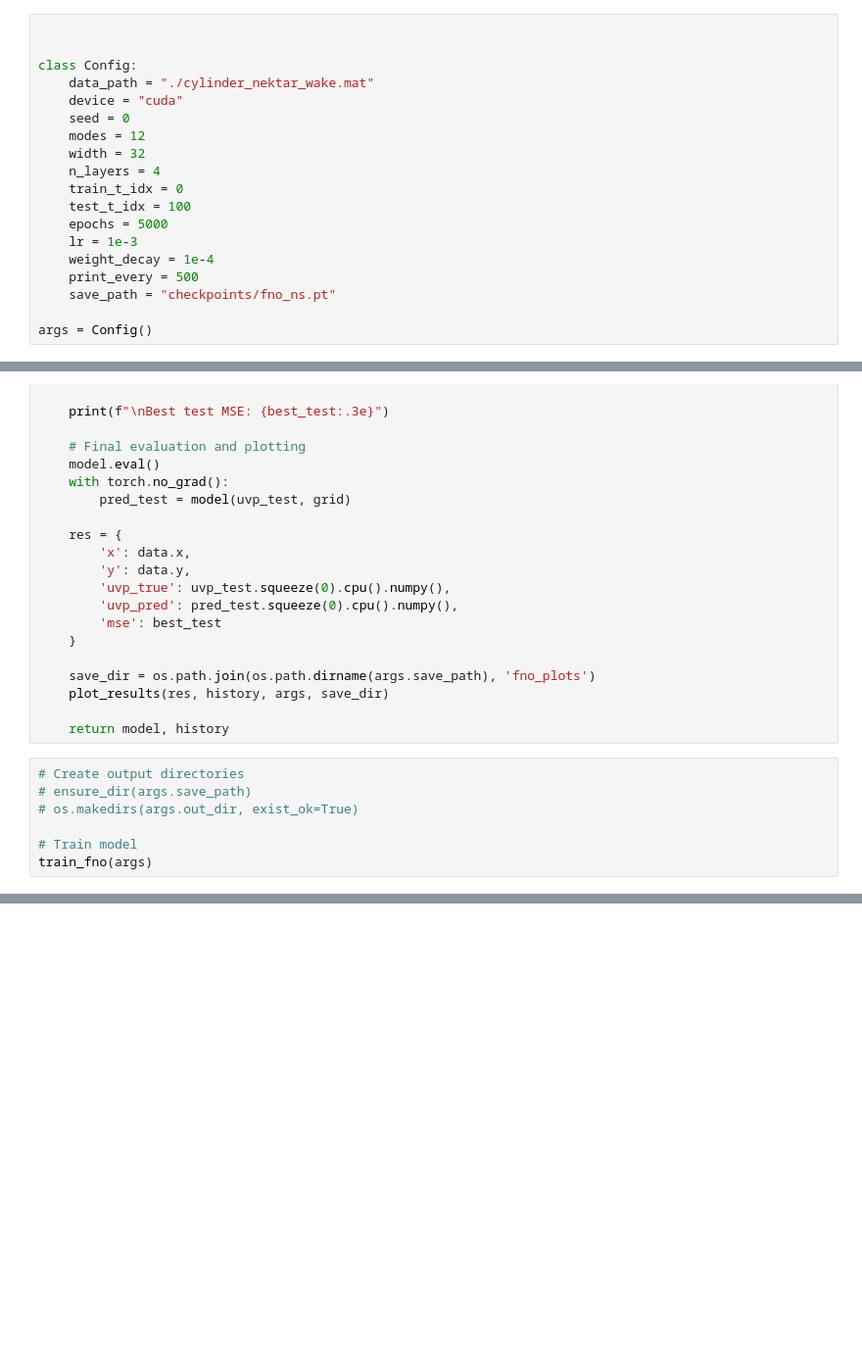
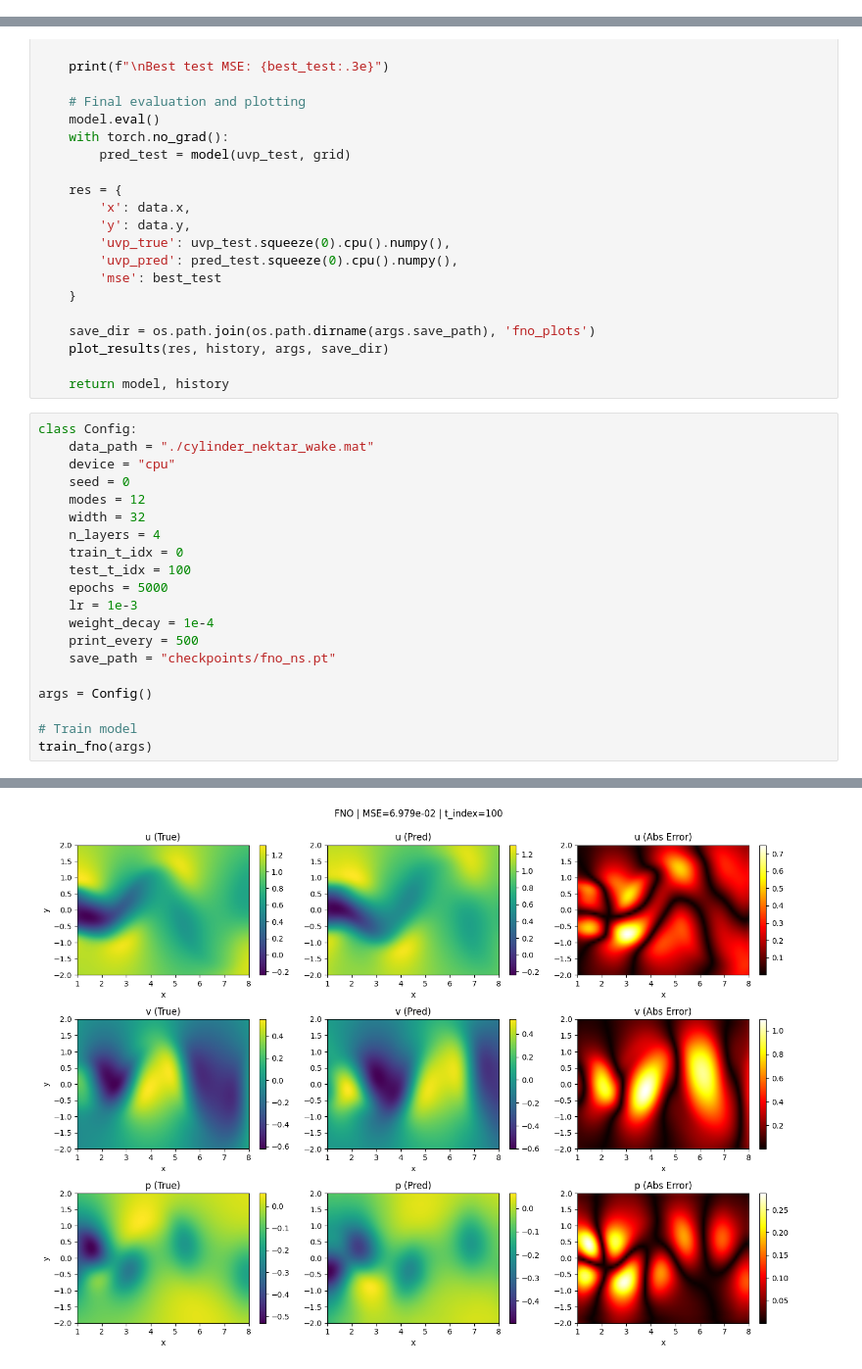
Before and after one commit to isan1538/PAT, a Jupyter notebook: Experimental Results/Navier_stokes/FNO/fno_navier_stokes_1215.ipynb, the cells around one changed output, grey strips where cells are left out. Shown at 98% size. Saved outputs shown, nothing was run; the diff lists cells and outputs as text; blank space fills up the shorter version.

```diff
--- a/Experimental Results/Navier_stokes/FNO/fno_navier_stokes_1215.ipynb
+++ b/Experimental Results/Navier_stokes/FNO/fno_navier_stokes_1215.ipynb
@@ -228,25 +228,6 @@ def plot_results(res, history, args, save_dir):
     # plt.close()
 
     print(f"Saved plots to {save_dir}/")
-# %%
-
-
-class Config:
-    data_path = "./cylinder_nektar_wake.mat"
-    device = "cuda"
-    seed = 0
-    modes = 12
-    width = 32
-    n_layers = 4
-    train_t_idx = 0
-    test_t_idx = 100
-    epochs = 5000
-    lr = 1e-3
-    weight_decay = 1e-4
-    print_every = 500
-    save_path = "checkpoints/fno_ns.pt"
-
-args = Config()
 # %%
 def train_fno(args):
     device = torch.device(args.device)
@@ -340,9 +321,22 @@ def train_fno(args):
 
     return model, history
 # %%
-# Create output directories
-# ensure_dir(args.save_path)
-# os.makedirs(args.out_dir, exist_ok=True)
+class Config:
+    data_path = "./cylinder_nektar_wake.mat"
+    device = "cpu"
+    seed = 0
+    modes = 12
+    width = 32
+    n_layers = 4
+    train_t_idx = 0
+    test_t_idx = 100
+    epochs = 5000
+    lr = 1e-3
+    weight_decay = 1e-4
+    print_every = 500
+    save_path = "checkpoints/fno_ns.pt"
+
+args = Config()
 
 # Train model
 train_fno(args)
@@ -362,0 +380 @@ Train snapshot: t=0, Test snapshot: t=100
+[figure, added]
```
Also changed, not shown: parts of 1 cell of this notebook, 32 other files.
